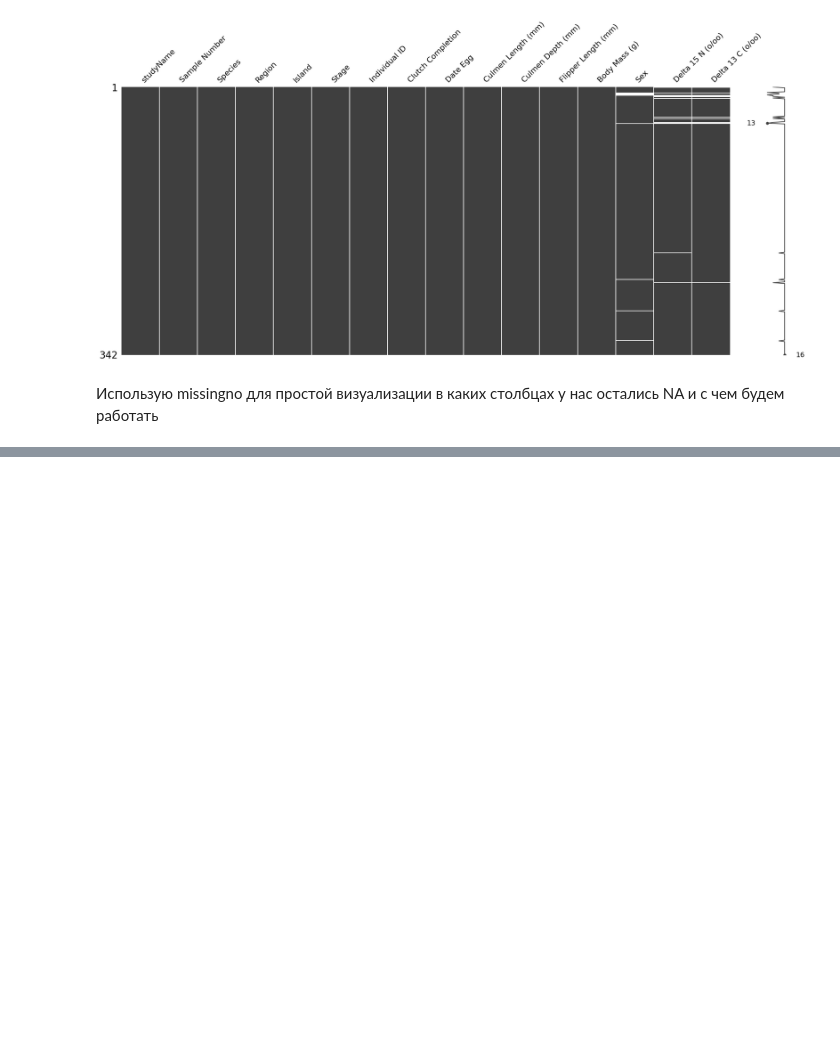
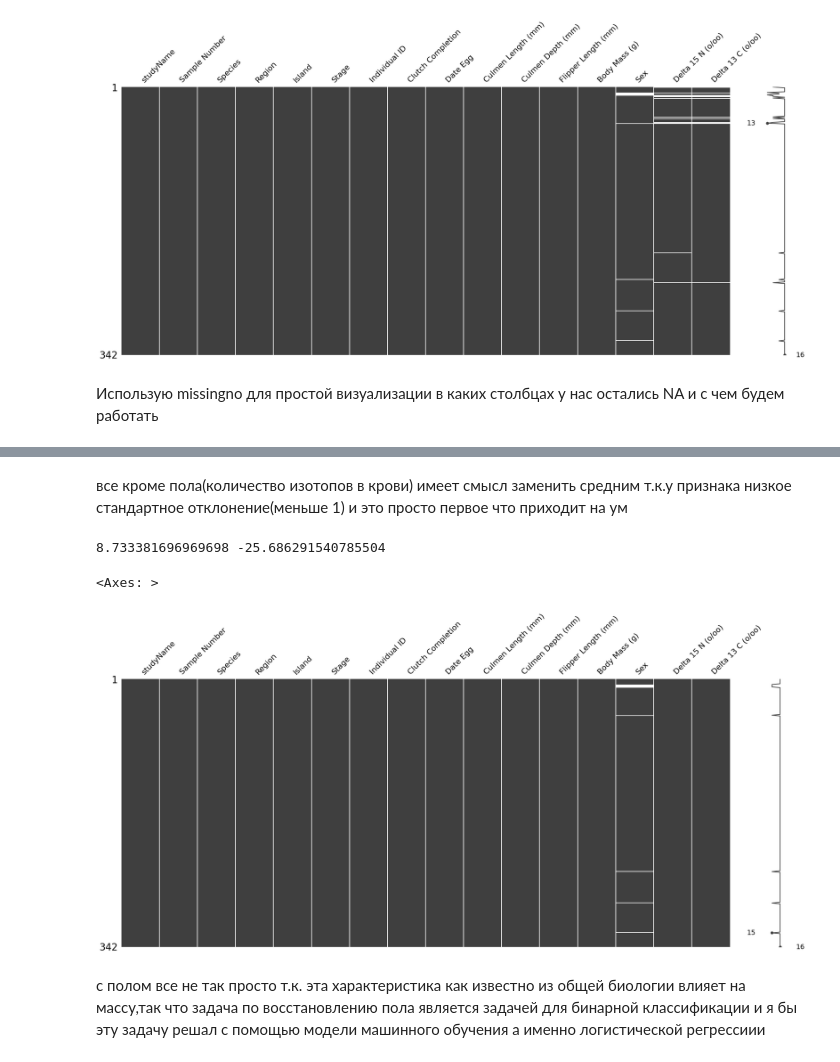
Before and after one commit to DEdVGarage/ml-course-hw, a Jupyter notebook: hw02_EDA/EDA_HW_ML.ipynb, the cells around one changed output, grey strips where cells are left out. Saved outputs shown, nothing was run; the diff lists cells and outputs as text; code cells hidden in the pictures; blank space fills up the shorter version.

```diff
--- a/hw02_EDA/EDA_HW_ML.ipynb
+++ b/hw02_EDA/EDA_HW_ML.ipynb
@@ -104,0 +117,21 @@ mgno.matrix(df_clean1)
+# %% [markdown]
+все кроме пола(количество изотопов в крови) имеет смысл заменить средним т.к.у признака низкое стандартное отклонение(меньше 1) и это просто первое что приходит на ум
+# %%
+df_formean15N = df_clean1["Delta 15 N (o/oo)"].dropna()
+df_formean13C = df_clean1["Delta 13 C (o/oo)"].dropna()
+
+mean15N = df_formean15N.mean()
+mean13C = df_formean13C.mean()
+print(mean15N,mean13C
+# %% [output]
+8.733381696969698 -25.686291540785504
+# %%
+df_clean1["Delta 15 N (o/oo)"] = df_clean1["Delta 15 N (o/oo)"].fillna(mean15N)
+df_clean1["Delta 13 C (o/oo)"] = df_clean1["Delta 13 C (o/oo)"].fillna(mean13C)
+# %%
+mgno.matrix(df_clean1)
+# %% [output]
+<Axes: >
+[figure, added]
+# %% [markdown]
+с полом все не так просто т.к. эта характеристика как известно из общей биологии влияет на массу,так что задача по восстановлению пола является задачей для бинарной классификации и я бы эту задачу решал с помощью модели машинного обучения а именно логистической регрессиии
```
Also changed, not shown: parts of 1 cell of this notebook.
